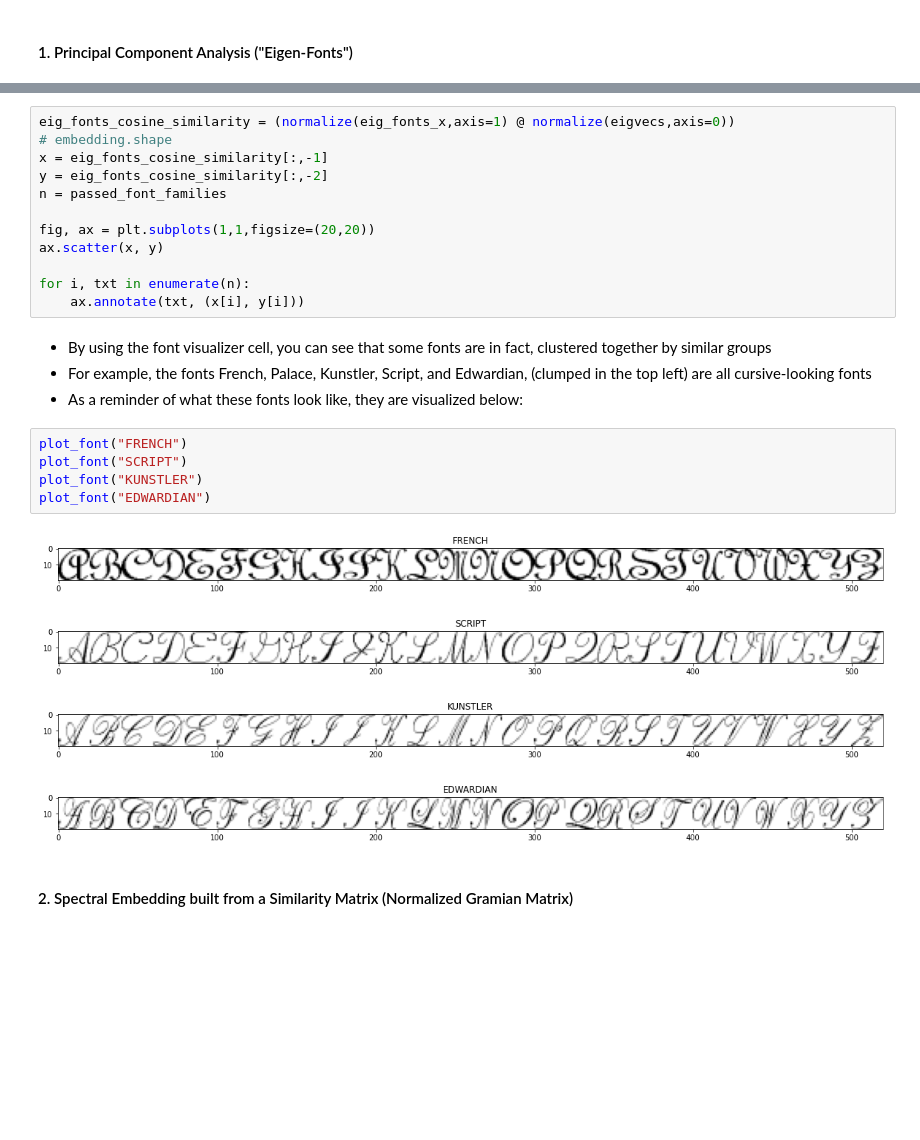
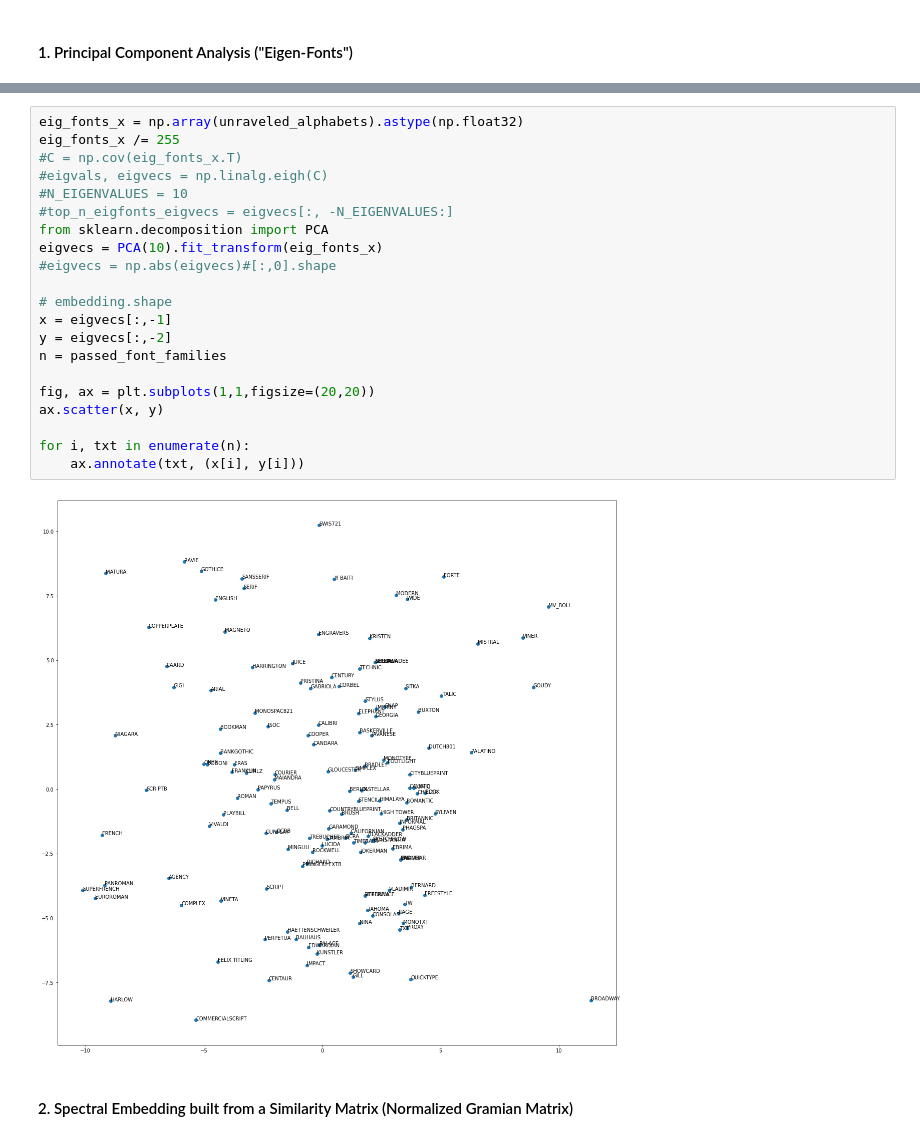
Before and after one commit to benduong2001/dsproject_font_decorator, a Jupyter notebook: font-type-image-classification.ipynb, the cells around one changed output, grey strips where cells are left out. Cells and saved outputs as stored; diff of their text form; blank space fills up the shorter version.

```diff
--- a/font-type-image-classification.ipynb
+++ b/font-type-image-classification.ipynb
@@ -202,29 +179,26 @@ NameError: name 'eigvecs' is not defined
 # %%
-eig_fonts_cosine_similarity = (normalize(eig_fonts_x,axis=1) @ normalize(eigvecs,axis=0))
+eig_fonts_x = np.array(unraveled_alphabets).astype(np.float32)
+eig_fonts_x /= 255
+#C = np.cov(eig_fonts_x.T)
+#eigvals, eigvecs = np.linalg.eigh(C)
+#N_EIGENVALUES = 10
+#top_n_eigfonts_eigvecs = eigvecs[:, -N_EIGENVALUES:]
+from sklearn.decomposition import PCA
+eigvecs = PCA(10).fit_transform(eig_fonts_x)
+#eigvecs = np.abs(eigvecs)#[:,0].shape
+
 # embedding.shape
-x = eig_fonts_cosine_similarity[:,-1]
-y = eig_fonts_cosine_similarity[:,-2]
+x = eigvecs[:,-1]
+y = eigvecs[:,-2]
 n = passed_font_families
 
 fig, ax = plt.subplots(1,1,figsize=(20,20))
 ax.scatter(x, y)
 
 for i, txt in enumerate(n):
     ax.annotate(txt, (x[i], y[i]))
+# %% [output]
+[figure, added]
-# %% [markdown]
-* By using the font visualizer cell, you can see that some fonts are in fact, clustered together by similar groups
-* For example, the fonts French, Palace, Kunstler, Script, and Edwardian, (clumped in the top left) are all cursive-looking fonts
-* As a reminder of what these fonts look like, they are visualized below:
-# %%
-plot_font("FRENCH")
-plot_font("SCRIPT")
-plot_font("KUNSTLER")
-plot_font("EDWARDIAN")
-# %% [output]
-[figure, removed]
-[figure, removed]
-[figure, removed]
-[figure, removed]
 # %% [markdown]
 #### 2. Spectral Embedding built from a Similarity Matrix (Normalized Gramian Matrix)
 # %%
```
Also changed, not shown: parts of 43 cells of this notebook.
